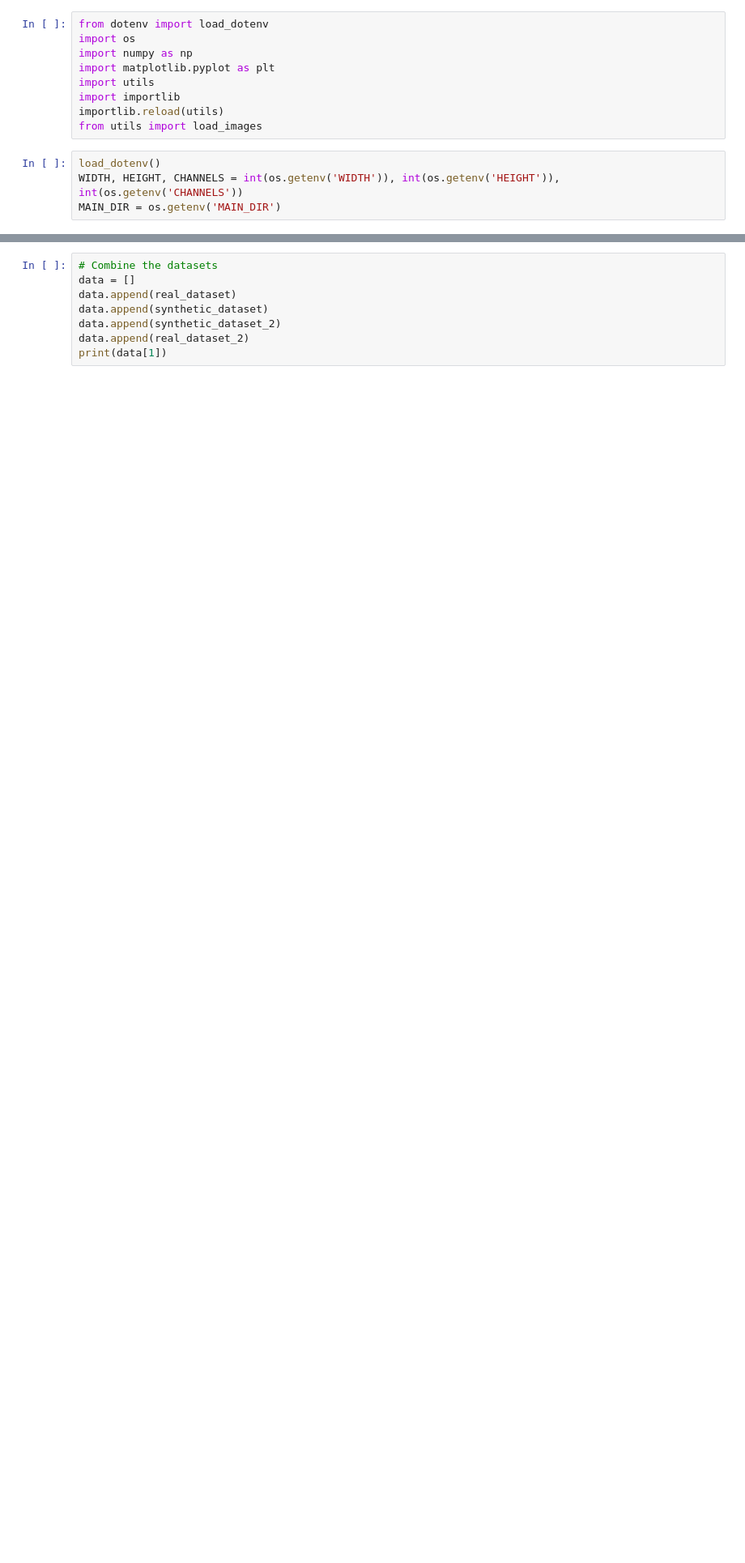
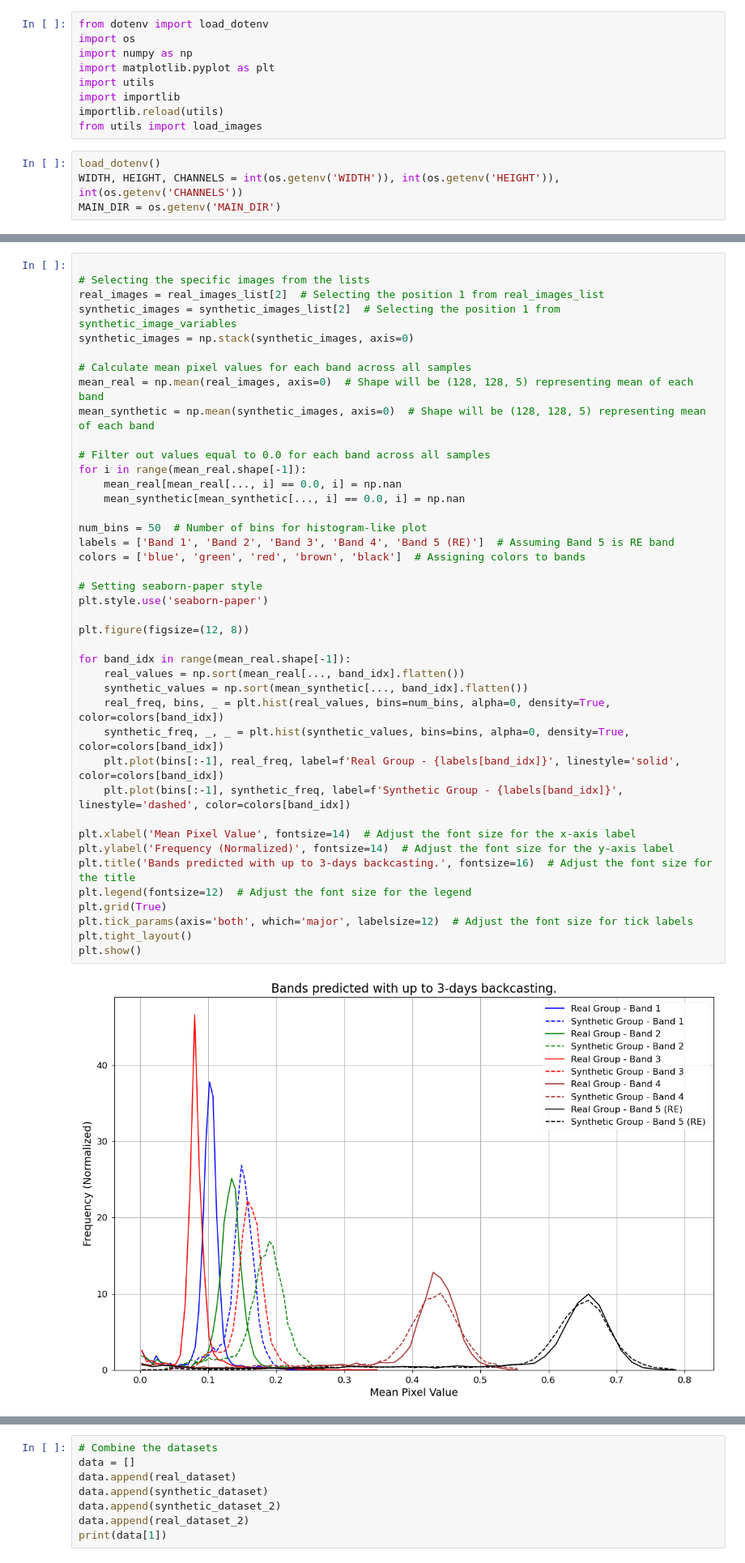
Before and after one commit to felipealencar/plant-disease-prediction, a Jupyter notebook: viewer.ipynb, the cells around one changed output, grey strips where cells are left out. Shown at 81% size. Saved outputs shown, nothing was run; the diff lists cells and outputs as text; blank space fills up the shorter version.

```diff
--- a/viewer.ipynb
+++ b/viewer.ipynb
@@ -107,0 +165,43 @@ Clipping input data to the valid range for imshow with RGB data ([0..1] for floa
+# %%
+
+# Selecting the specific images from the lists
+real_images = real_images_list[2]  # Selecting the position 1 from real_images_list
+synthetic_images = synthetic_images_list[2]  # Selecting the position 1 from synthetic_image_variables
+synthetic_images = np.stack(synthetic_images, axis=0)
+
+# Calculate mean pixel values for each band across all samples
+mean_real = np.mean(real_images, axis=0)  # Shape will be (128, 128, 5) representing mean of each band
+mean_synthetic = np.mean(synthetic_images, axis=0)  # Shape will be (128, 128, 5) representing mean of each band
+
+# Filter out values equal to 0.0 for each band across all samples
+for i in range(mean_real.shape[-1]):
+    mean_real[mean_real[..., i] == 0.0, i] = np.nan
+    mean_synthetic[mean_synthetic[..., i] == 0.0, i] = np.nan
+
+num_bins = 50  # Number of bins for histogram-like plot
+labels = ['Band 1', 'Band 2', 'Band 3', 'Band 4', 'Band 5 (RE)']  # Assuming Band 5 is RE band
+colors = ['blue', 'green', 'red', 'brown', 'black']  # Assigning colors to bands
+
+# Setting seaborn-paper style
+plt.style.use('seaborn-paper')
+
+plt.figure(figsize=(12, 8))
+
+for band_idx in range(mean_real.shape[-1]):
+    real_values = np.sort(mean_real[..., band_idx].flatten())
+    synthetic_values = np.sort(mean_synthetic[..., band_idx].flatten())
+    real_freq, bins, _ = plt.hist(real_values, bins=num_bins, alpha=0, density=True, color=colors[band_idx])
+    synthetic_freq, _, _ = plt.hist(synthetic_values, bins=bins, alpha=0, density=True, color=colors[band_idx])
+    plt.plot(bins[:-1], real_freq, label=f'Real Group - {labels[band_idx]}', linestyle='solid', color=colors[band_idx])
+    plt.plot(bins[:-1], synthetic_freq, label=f'Synthetic Group - {labels[band_idx]}', linestyle='dashed', color=colors[band_idx])
+
+plt.xlabel('Mean Pixel Value', fontsize=14)  # Adjust the font size for the x-axis label
+plt.ylabel('Frequency (Normalized)', fontsize=14)  # Adjust the font size for the y-axis label
+plt.title('Bands predicted with up to 3-days backcasting.', fontsize=16)  # Adjust the font size for the title
+plt.legend(fontsize=12)  # Adjust the font size for the legend
+plt.grid(True)
+plt.tick_params(axis='both', which='major', labelsize=12)  # Adjust the font size for tick labels
+plt.tight_layout()
+plt.show()
+# %% [output]
+[figure, added]
```
Also changed, not shown: parts of 12 cells of this notebook, 14 other files.
